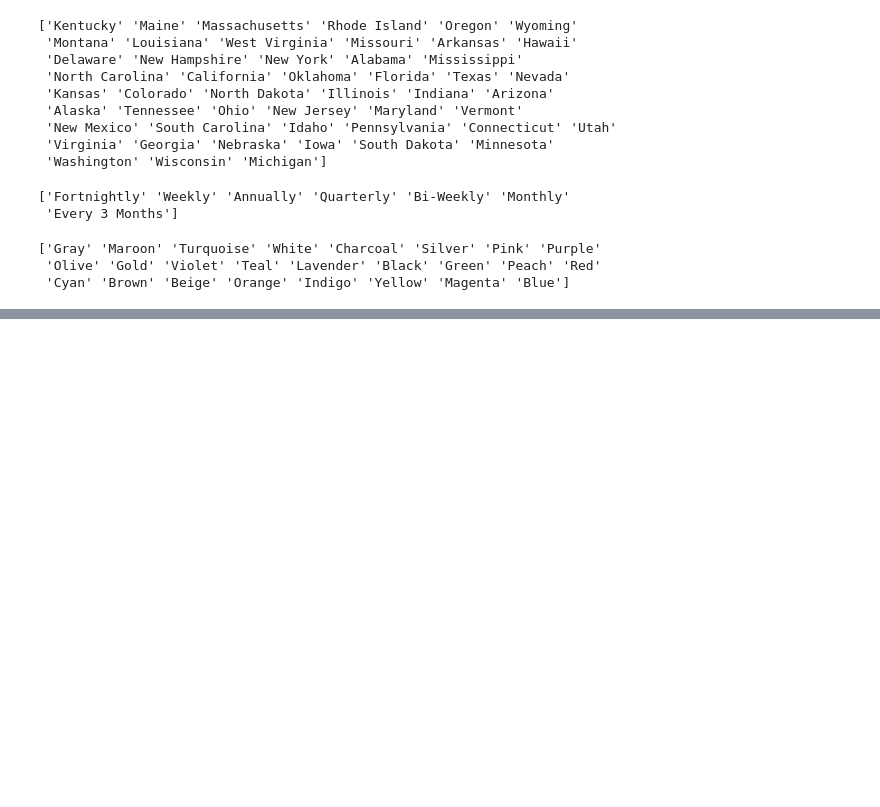
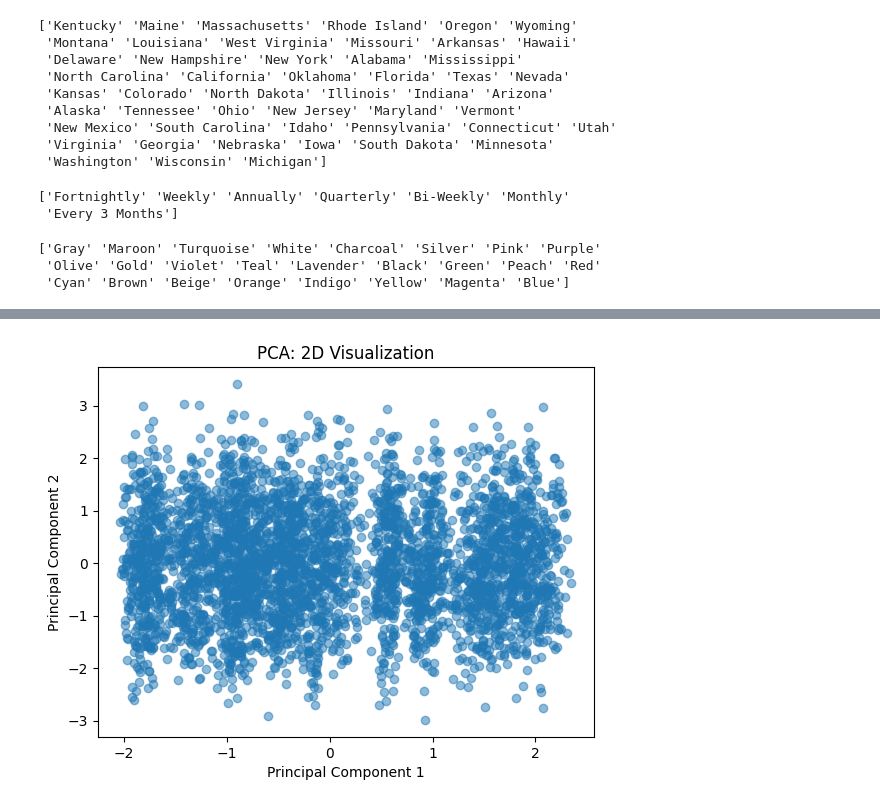
Before and after one commit to vaibhav-gosavi/HTFA05, a Jupyter notebook: Hack_to_future_ml_model.ipynb, the cells around one changed output, grey strips where cells are left out. Drawn from its saved outputs; the diff is of its cells as text; code cells hidden in the pictures; blank space fills up the shorter version.

Commit message:
ploting the graph

```diff
--- a/Hack_to_future_ml_model.ipynb
+++ b/Hack_to_future_ml_model.ipynb
@@ -179,3 +179,6 @@ df['Color'] = df['Color'].map({'Gray':0, 'Maroon':1, 'Turquoise':2, 'White':3, '
 ['Gray' 'Maroon' 'Turquoise' 'White' 'Charcoal' 'Silver' 'Pink' 'Purple'
  'Olive' 'Gold' 'Violet' 'Teal' 'Lavender' 'Black' 'Green' 'Peach' 'Red'
  'Cyan' 'Brown' 'Beige' 'Orange' 'Indigo' 'Yellow' 'Magenta' 'Blue']
+# %%
+print(test['Season'].unique())
+df['Season'] = df['Season'].map({'Winter':0, 'Spring':1, 'Summer':2, 'Fall':3})
@@ -181,0 +255,33 @@ df['Color'] = df['Color'].map({'Gray':0, 'Maroon':1, 'Turquoise':2, 'White':3, '
+# %%
+import pandas as pd
+from sklearn.decomposition import PCA
+from sklearn.preprocessing import StandardScaler
+import matplotlib.pyplot as plt
+
+# Read the dataset into a DataFrame
+# Replace 'your_dataset.csv' with the path to your dataset
+#df = pd.read_csv('your_dataset.csv')
+
+# Select the subset of attributes for dimensionality reduction
+selected_attributes = ['Age', 'Gender', 'Item Purchased', 'Category','Location','Season','Previous Purchases','Frequency of Purchases']
+selected_data = df[selected_attributes]
+
+# Standardize the selected attributes
+scaler = StandardScaler()
+scaled_data = scaler.fit_transform(selected_data)
+
+# Perform PCA for dimensionality reduction
+pca = PCA(n_components=2)  # Reduce to 2 dimensions
+reduced_data = pca.fit_transform(scaled_data)
+
+# Create a DataFrame for the reduced data
+reduced_df = pd.DataFrame(data=reduced_data, columns=['PC1', 'PC2'])
+
+# Visualize the reduced data in a scatter plot
+plt.scatter(reduced_df['PC1'], reduced_df['PC2'], alpha=0.5)
+plt.xlabel('Principal Component 1')
+plt.ylabel('Principal Component 2')
+plt.title('PCA: 2D Visualization')
+plt.show()
+# %% [output]
+[figure, added]
```
Also changed, not shown: parts of 5 cells of this notebook.
